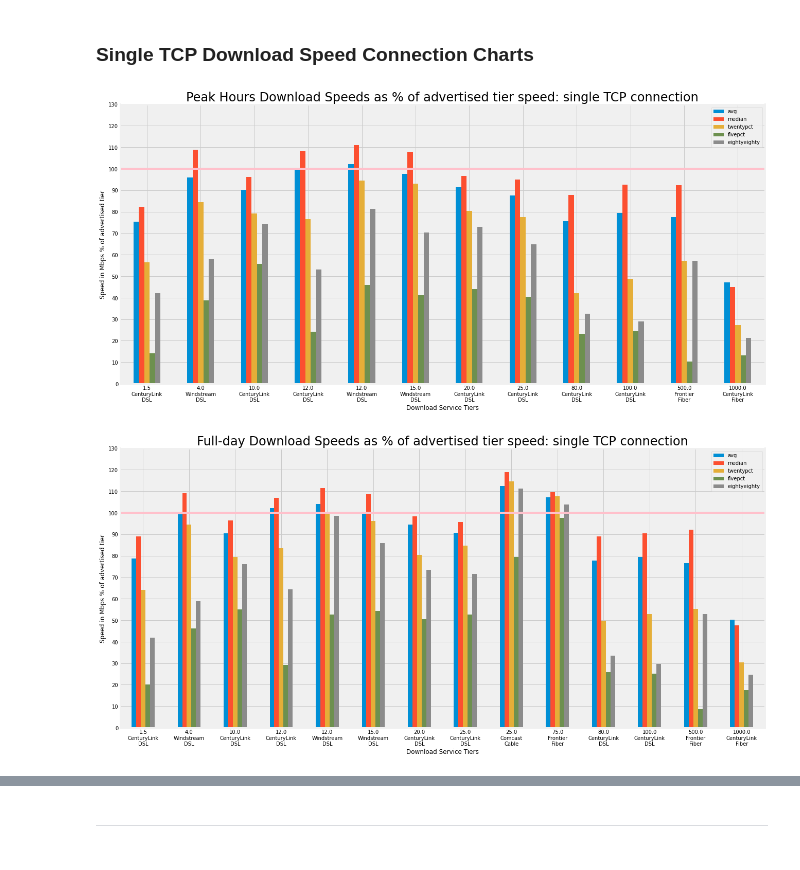
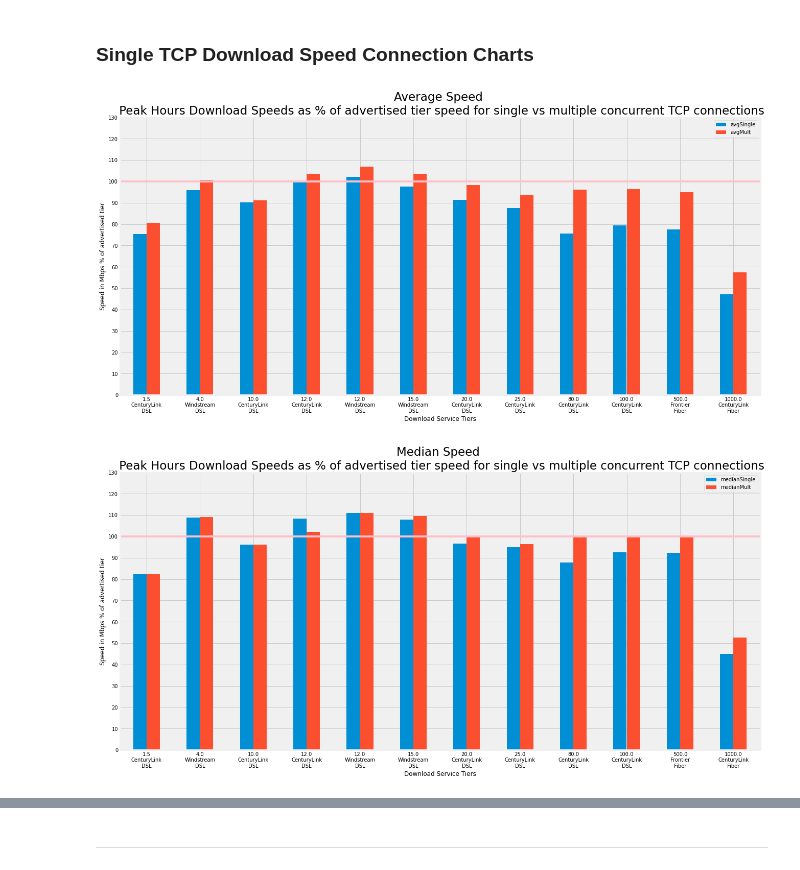
Before and after one commit to afreund415/MBA-broadband-research, a Jupyter notebook: MBA Upload and Download Speed Metric Charts Single TCP Connection.ipynb, the cells around one changed output, grey strips where cells are left out. Saved outputs shown, nothing was run; the diff lists cells and outputs as text; code cells hidden in the pictures.

Commit message:
changed chart format to compare single tcp data to multiple concurrent tcp data

```diff
--- a/MBA Upload and Download Speed Metric Charts Single TCP Connection.ipynb
+++ b/MBA Upload and Download Speed Metric Charts Single TCP Connection.ipynb
@@ -413,16 +733,40 @@ def dfNormalizerU(df):
 
     return result
 # %%
+# Single TCP Dataframes
 sPeakDChart = dfNormalizerD(sPeak_download)
 sOffPeakDChart = dfNormalizerD(sFullDay_download)
 sPeakUChart = dfNormalizerU(sPeak_upload)
 sOffPeakUChart = dfNormalizerU(sFullDay_upload)
+
+
+# Multiple TCP Dataframes
+peakDChart = dfNormalizerD(peak_download)
+offPeakDChart = dfNormalizerD(fullDay_download)
+peakUChart = dfNormalizerU(peak_upload)
+offPeakUChart = dfNormalizerU(fullDay_upload)
+# %%
+mergedDownloadDF = sPeakDChart.merge(peakDChart, how = 'inner', on=['isp', 'tier'])
+mergedUploadDF =  sPeakUChart.merge(peakUChart, how = 'inner', on=['isp', 'tier'])
+mergedDownloadDF = mergedDownloadDF.rename(columns = {'ispTech_x': 'ispTech', "eightyeighty_x": 'eightyeighty_Single',
+                                           'eightyeighty_y': 'eightyeighty_Mult', 'avg_x':'avgSingle',
+                                            'avg_y': "avgMult", 'median_x': 'medianSingle',
+                                            "median_y":'medianMult', 'twentypct_x': 'twentyPctSingle',
+                                            'twentypct_y': 'twentyPctMult', 'fivepct_x': 'fivePctSingle',
+                                            'fivepct_y': 'fivePctMult' })
+
+mergedUploadDF = mergedUploadDF.rename(columns = {'ispTech_x': 'ispTech', "eightyeighty_x": 'eightyeighty_Single',
+                                           'eightyeighty_y': 'eightyeighty_Mult', 'avg_x':'avgSingle',
+                                            'avg_y': "avgMult", 'median_x': 'medianSingle',
+                                            "median_y":'medianMult', 'twentypct_x': 'twentyPctSingle',
+                                            'twentypct_y': 'twentyPctMult', 'fivepct_x': 'fivePctSingle',
+                                            'fivepct_y': 'fivePctMult' })
 # %% [markdown]
 <h3> Single TCP Download Speed Connection Charts
 # %%
-chartData = sPeakDChart
+chartData = mergedDownloadDF
 
-ax = chartData.plot(x = "ispTech", y = ['avg', 'median', 'twentypct', 'fivepct', 'eightyeighty'],  kind = 'bar', stacked = False,
+ax = chartData.plot(x = "ispTech", y = ['avgSingle', 'avgMult'],  kind = 'bar', stacked = False,
                    fontsize = 10, rot = 0, figsize = (20,10), grid = True)
 
 
@@ -432,28 +776,28 @@ plt.axhline(y = 100, color = 'pink', linestyle = '-')
 
 ax.set_xlabel('Download Service Tiers')
 ax.set_ylabel('Speed in Mbps % of advertised tier')
-ax.set_title('Peak Hours Download Speeds as % of advertised tier speed: single TCP connection', fontsize=24)
+ax.set_title('Average Speed \n Peak Hours Download Speeds as % of advertised tier speed for single vs multiple concurrent TCP connections', fontsize=23)
 
 
 plt.show()
 # %% [output]
-[figure, old version]
+[figure, new version]
 # %%
-chartData = sOffPeakDChart
+chartData = mergedDownloadDF
 
-ax = chartData.plot(x = "ispTech", y = ['avg', 'median', 'twentypct', 'fivepct', 'eightyeighty'],  kind = 'bar', stacked = False,
+ax = chartData.plot(x = "ispTech", y = ['medianSingle', 'medianMult'],  kind = 'bar', stacked = False,
                    fontsize = 10, rot = 0, figsize = (20,10), grid = True)
 
 
 plt.yticks(np.arange(0, 140, 10))
 plt.axhline(y = 100, color = 'pink', linestyle = '-')
 
 
 ax.set_xlabel('Download Service Tiers')
 ax.set_ylabel('Speed in Mbps % of advertised tier')
-ax.set_title('Full-day Download Speeds as % of advertised tier speed: single TCP connection', fontsize=24)
+ax.set_title('Median Speed \n Peak Hours Download Speeds as % of advertised tier speed for single vs multiple concurrent TCP connections', fontsize=23)
 
 
 plt.show()
 # %% [output]
-[figure, old version]
+[figure, new version]
```
Also changed, not shown: parts of 15 cells of this notebook.
